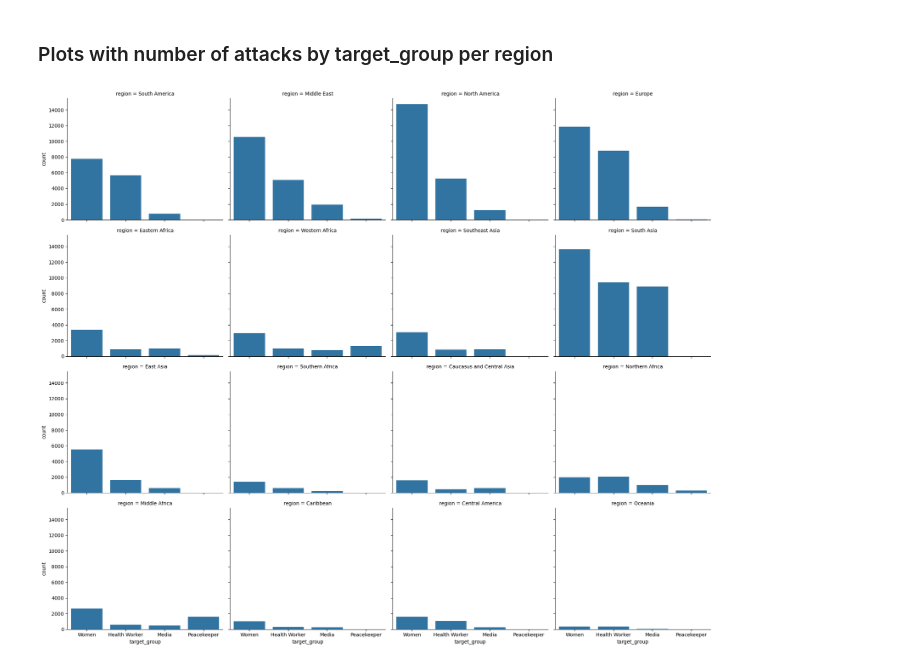
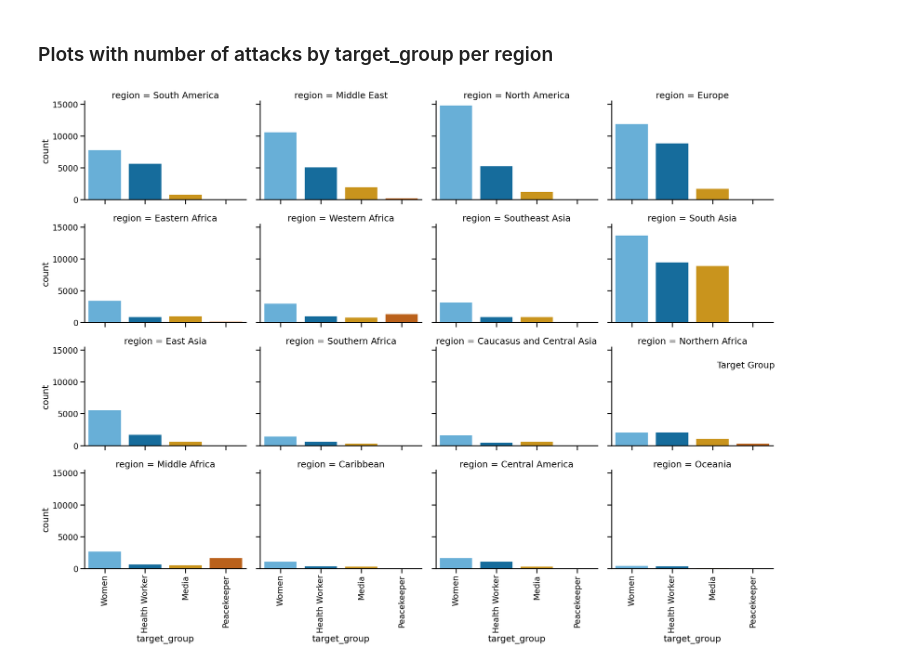
Before and after one commit to felipeq22/machine_learning_project, a Jupyter notebook: Other_Features.ipynb, the cells around one changed output. Saved outputs shown, nothing was run; the diff lists cells and outputs as text; code cells hidden in the pictures.

```diff
--- a/Other_Features.ipynb
+++ b/Other_Features.ipynb
@@ -446,19 +446,45 @@ for group in groups:
 [figure]
 # %% [markdown]
 ### Plots with number of attacks by target_group per region
-# %%
-import seaborn as sns
-
-# Count attacks by target in each region
-sns.catplot(data=df_full,
-            kind="count",
-            x="target_group",
-            col="region",
-            col_wrap=4,     # number of plots per row
-            height=4,
-            aspect=1.2)
-
-plt.tight_layout()
-plt.show()
-# %% [output]
-[figure, removed]
+# %%
+# Define your custom colors
+custom_palette = {
+    'Women': '#56B4E9',
+    'Health Worker': '#0072B2',
+    'Media': '#E69F00',
+    'Peacekeeper': '#D55E00'
+}
+
+# Make all text larger: axes labels, ticks, legend, etc.
+sns.set_context("talk")  # options: paper, notebook, talk, poster
+
+# Create the plot
+g = sns.catplot(
+    data=df_full,
+    kind="count",
+    x="target_group",
+    hue="target_group",
+    col="region",
+    col_wrap=4,
+    height=4,
+    aspect=1.2,
+    palette=custom_palette,
+    legend=False
+)
+
+# Add the legend manually
+g.add_legend(title="Target Group")
+
+# Rotate x-axis labels
+for ax in g.axes.flat:
+    for label in ax.get_xticklabels():
+        label.set_rotation(90)
+
+# Save the plot as a PNG before showing it
+g.savefig("attacks_by_target_and_region.png", dpi=300, bbox_inches='tight')
+
+# Tidy up layout
+plt.tight_layout()
+plt.show()
+# %% [output]
+[figure, added]
```
Also changed, not shown: 8 other files.
